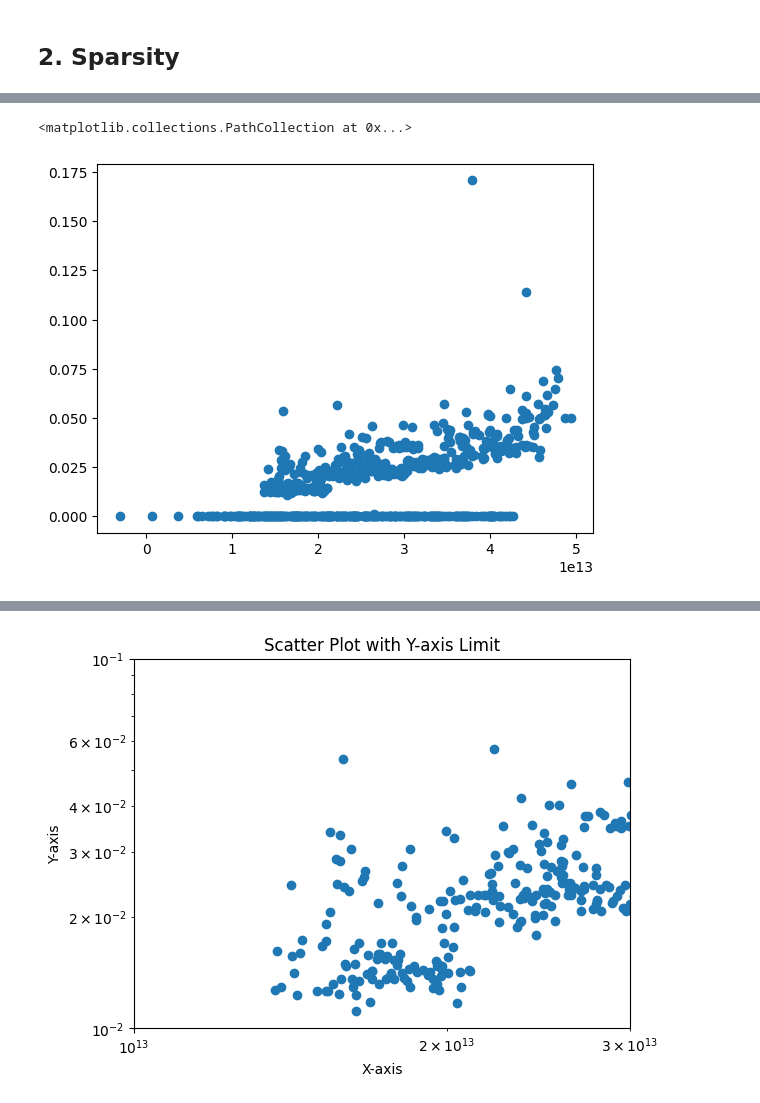
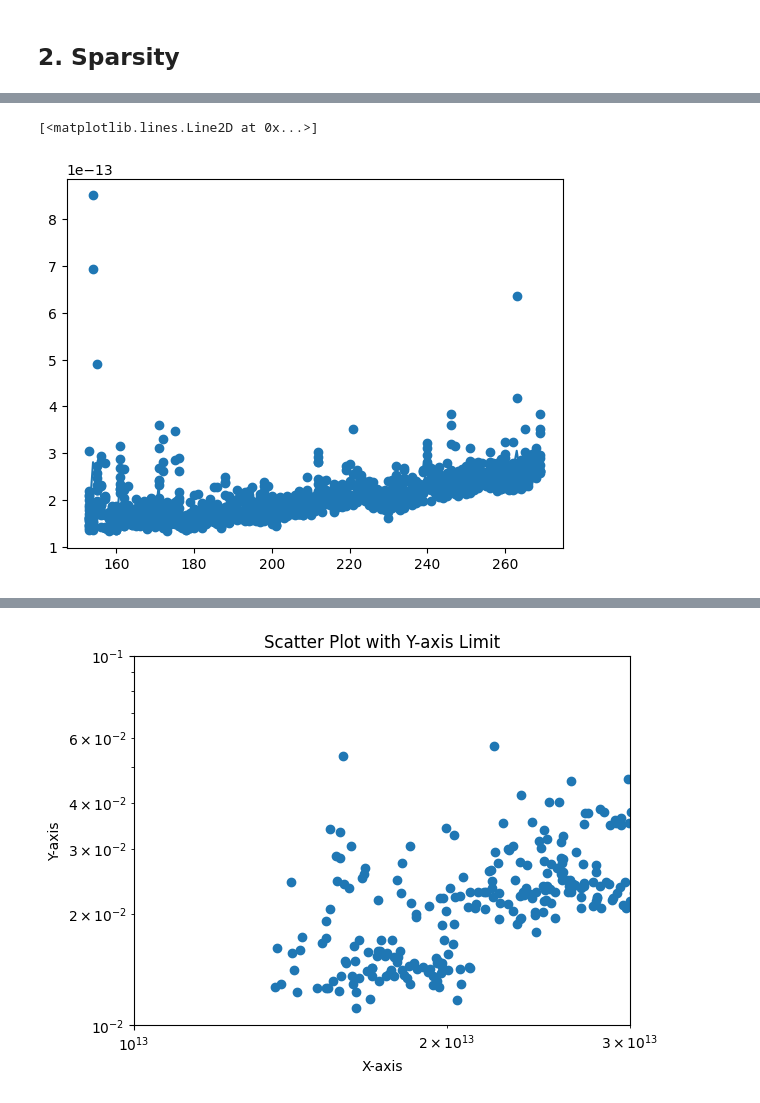
Before and after one commit to alexicanesse/Near-linear-convergence-of-the-Random-Osborne-algorithm-for-Matrix-Balancing, a Jupyter notebook: experiments.ipynb, the cells around one changed output, grey strips where cells are left out. Cells and saved outputs as stored; diff of their text form; code cells hidden in the pictures.

```diff
--- a/experiments.ipynb
+++ b/experiments.ipynb
@@ -35,12 +35,13 @@ for m in range(70, 101):
         K = scipy.sparse.random(10, 10, density=m * 1e-2).toarray()
 
         kappa = np.sum(K)/np.min(K[K != 0])
+        d = utils.diameter_of_matrix(K)
 
         balancer = osborn.MatrixBalancer(K, device='cpu', epsilon=1e-3)
         start_time = time.time()
         balanced_matrix = balancer.balance(method='random')
 
-        times_m.append((time.time() - start_time))
+        times_m.append((time.time() - start_time) * 1e-3 / (np.log(kappa) * min(d, 1e3)))
 
     times.append(np.median(times_m))
 
@@ -69,24 +70,33 @@ plt.plot(range(70, 101), times)
 # %%
 epsilon=1e-4
 x = []
 times = []
+x_mean = []
+times_mean = []
+times_std = []
 #for n in range(5, 100):
 for n in range(170, 300):
     m = int(0.9 * n)
     for _ in range(10):
-        kappa = 1000 * (np.random.rand() - .5)
-        matrix = utils.generate_matrix_params(n=n, m=m, kappa=kappa)
+        kappa = 1000 * (np.random.rand())
+        while kappa < m:
+            kappa = 1000 * (np.random.rand())
+        matrix = 1e3 * utils.generate_matrix_params(n=n, m=m, kappa=kappa)
+
         d = utils.diameter_of_matrix(matrix)
 
         balancer = osborn.MatrixBalancer(matrix, device='cpu', epsilon=epsilon)
         start_time = time.time()
         balanced_matrix = balancer.balance(method='random_cyclic')
 
-        x.append(m* n/epsilon * min(d, 1/epsilon) * np.log(kappa))
+        x.append(m)
         #x.append(n**2 * m/epsilon**2 * np.log(kappa))
-        times.append((time.time() - start_time))
-
+        times.append((time.time() - start_time)/ (n/epsilon * min(d, 1/epsilon) * np.log(kappa)))
+    x_mean.append(m)
+    times_mean.append(np.mean(times[-10:]))
+    times_std.append(np.std(times[-10:]))
 plt.scatter(x, times)
+plt.plot(x_mean, times_mean)
 # %% [output]
-<matplotlib.collections.PathCollection at 0x...>
+[<matplotlib.lines.Line2D at 0x...>]
-[figure, old version]
+[figure, new version]
```
Also changed, not shown: parts of 3 cells of this notebook, 1 other file.
